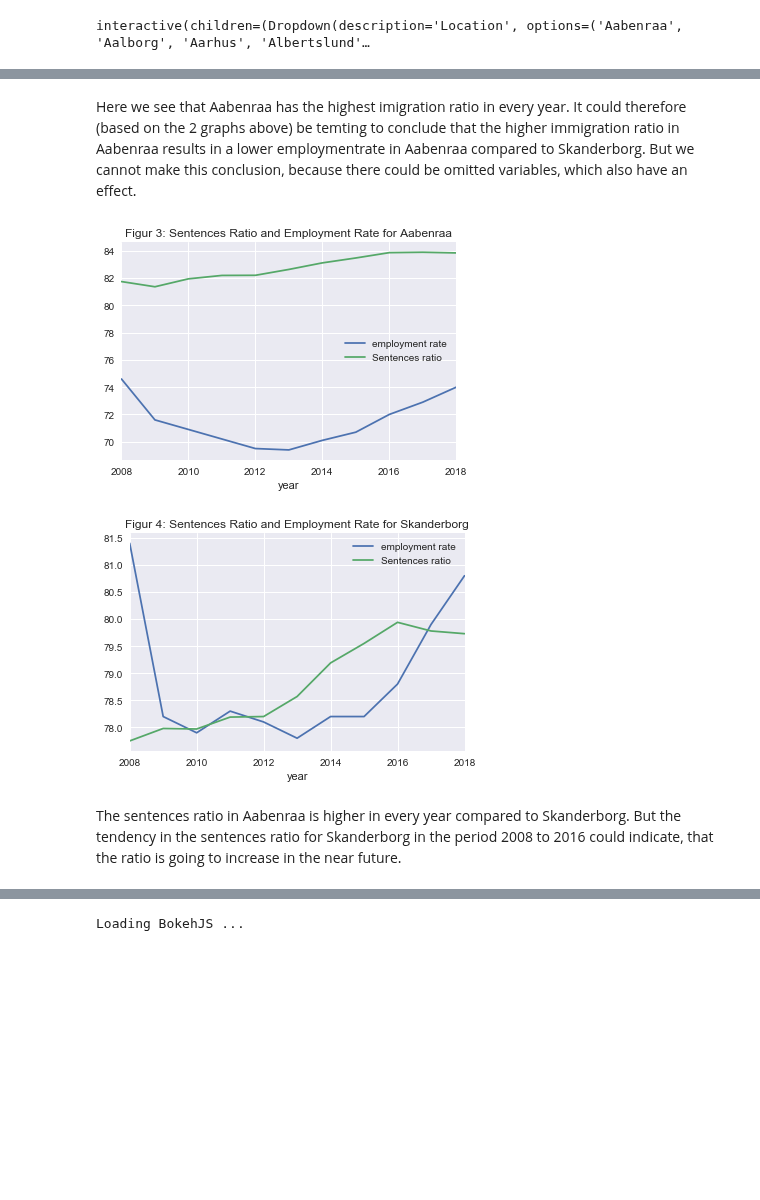
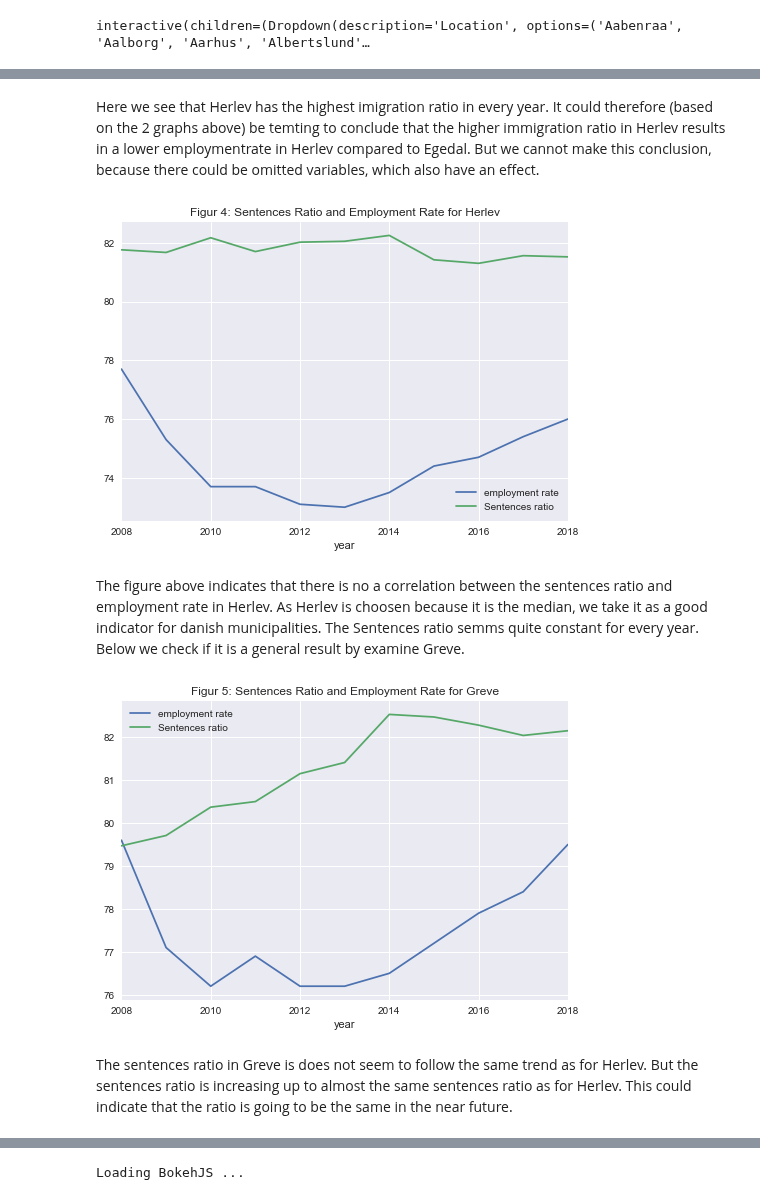
Before and after one commit to Rapyki/projects-2020-slangerne, a Jupyter notebook: dataproject/dataprojecthen.ipynb, the cells around one changed output, grey strips where cells are left out. Saved outputs shown, nothing was run; the diff lists cells and outputs as text; code cells hidden in the pictures; blank space fills up the shorter version.

```diff
--- a/dataproject/dataprojecthen.ipynb
+++ b/dataproject/dataprojecthen.ipynb
@@ -340,0 +330,9 @@ plt.boxplot(Table2['employment rate'],vert=False, showcaps=True, showmeans=True,
+# %%
+# Boxplot of immidiate distribution of the employment rates
+fig = plt.figure()
+fig.suptitle('Figur 1: Boxplot of employment rates', fontsize=14, fontweight='bold')
+
+ax = fig.add_subplot(111)
+ax.boxplot(Table2['employment rate'],vert=False, showcaps=True, showmeans=True)
+
+plt.show()
@@ -416,7 +416,7 @@ Employment_municipalities_mv = Table2[Table2['municipality'].isin(['Egedal', 'Lo
 
 def plot(fig):
     fig_employ_muni = fig.set_index('year')
-    fig_employ_muni.groupby(['municipality'])['employment rate'].plot(legend=True, grid=True, title='Figur 1: Employment rate of different municipalities in Denmark');
+    fig_employ_muni.groupby(['municipality'])['employment rate'].plot(legend=True, grid=True, title='Figur 2: Employment rate of different municipalities in Denmark');
 
 plot(Employment_municipalities_mv)
 # %% [output]
@@ -443,10 +445,12 @@ The graph above show that there is a huge different between the employmentrate i
 # %%
-#Here we constructs a graph to see the immediate relations and development of the immigration ratio in Aabenraa and Skanderborg. The two municipalities is choosen randomly between the municipalities choosen above.
-Immigrants_Aabenraa_mv1 = Table2[Table2['municipality'].isin(['Aabenraa', 'Skanderborg'])]
+#Here we constructs a graph to see the immediate relations and development of the immigration ratio in Egedal and Herlev. The two municipalities is choosen as to show how the municipality with the highest observed employment rate together with the median observed employment rate to see how the immigrants ratio are here.
+
+
+Immigrants_Egedal_Herlev = Table2[Table2['municipality'].isin(['Egedal', 'Herlev'])]
 
 def plot(fig):
     fig_employ = fig.set_index('year')
-    fig_employ.groupby(['municipality'])['Immigrants ratio'].plot(legend=True, grid=True, title='Figur 2: Immigrants ratio for Skanderborg og Aabenraa');
+    fig_employ.groupby(['municipality'])['Immigrants ratio'].plot(legend=True, grid=True, title='Figur 3: Immigrants ratio for Skanderborg og Aabenraa');
 
-plot(Immigrants_Aabenraa_mv1)
+plot(Immigrants_Egedal_Herlev)
 # %% [output]
@@ -454,26 +458,28 @@ plot(Immigrants_Aabenraa_mv1)
 # %% [markdown]
-Here we see that Aabenraa has the highest imigration ratio in every year. It could therefore (based on the 2 graphs above) be temting to conclude that the higher immigration ratio in Aabenraa results in a lower employmentrate in Aabenraa compared to Skanderborg. But we cannot make this conclusion, because there could be omitted variables, which also have an effect.
+Here we see that Herlev has the highest imigration ratio in every year. It could therefore (based on the 2 graphs above) be temting to conclude that the higher immigration ratio in Herlev results in a lower employmentrate in Herlev compared to Egedal. But we cannot make this conclusion, because there could be omitted variables, which also have an effect.
 # %%
-#Here we constructs different graph to see the immediate relations and development of the variables
-Emp_acci_sent = Table2[Table2['municipality'].isin(['Aabenraa'])]
+#Here we constructs a graph to see the immediate relations and development of the sentences ratio and employment rate
+Emp_acci_sent = Table2[Table2['municipality'].isin(['Herlev'])]
 
 def plot(fig):
     fig_employ = fig.set_index('year')
-    fig_employ.groupby(['municipality'])['employment rate', 'Sentences ratio'].plot(legend=True, grid=True, title='Figur 3: Sentences Ratio and Employment Rate for Aabenraa');
+    fig_employ.groupby(['municipality'])['employment rate', 'Sentences ratio'].plot(legend=True, grid=True, title='Figur 4: Sentences Ratio and Employment Rate for Herlev');
 
 plot(Emp_acci_sent)
 # %% [output]
-[figure, old version]
+[figure, new version]
+# %% [markdown]
+The figure above indicates that there is no a correlation between the sentences ratio and employment rate in Herlev. As Herlev is choosen because it is the median, we take it as a good indicator for danish municipalities. The Sentences ratio semms quite constant for every year. Below we check if it is a general result by examine Greve.
 # %%
-#Here we constructs different graph to see the immediate relations and development of the variables
-Emp_acci_sent = Table2[Table2['municipality'].isin(['Skanderborg'])]
+#Here we constructs the same graph as above, but now examine Greve.
+Emp_acci_sent = Table2[Table2['municipality'].isin(['Greve'])]
 
 def plot(fig):
     fig_employ = fig.set_index('year')
-    fig_employ.groupby(['municipality'])['employment rate', 'Sentences ratio'].plot(legend=True, grid=True, title='Figur 4: Sentences Ratio and Employment Rate for Skanderborg');
+    fig_employ.groupby(['municipality'])['employment rate', 'Sentences ratio'].plot(legend=True, grid=True, title='Figur 5: Sentences Ratio and Employment Rate for Greve');
 
 plot(Emp_acci_sent)
 # %% [output]
-[figure, old version]
+[figure, new version]
 # %% [markdown]
-The sentences ratio in Aabenraa is higher in every year compared to Skanderborg. But the tendency in the sentences ratio for Skanderborg in the period 2008 to 2016 could indicate, that the ratio is going to increase in the near future.
+The sentences ratio in Greve is does not seem to follow the same trend as for Herlev. But the sentences ratio is increasing up to almost the same sentences ratio as for Herlev. This could indicate that the ratio is going to be the same in the near future.
```
Also changed, not shown: parts of 13 cells of this notebook.
